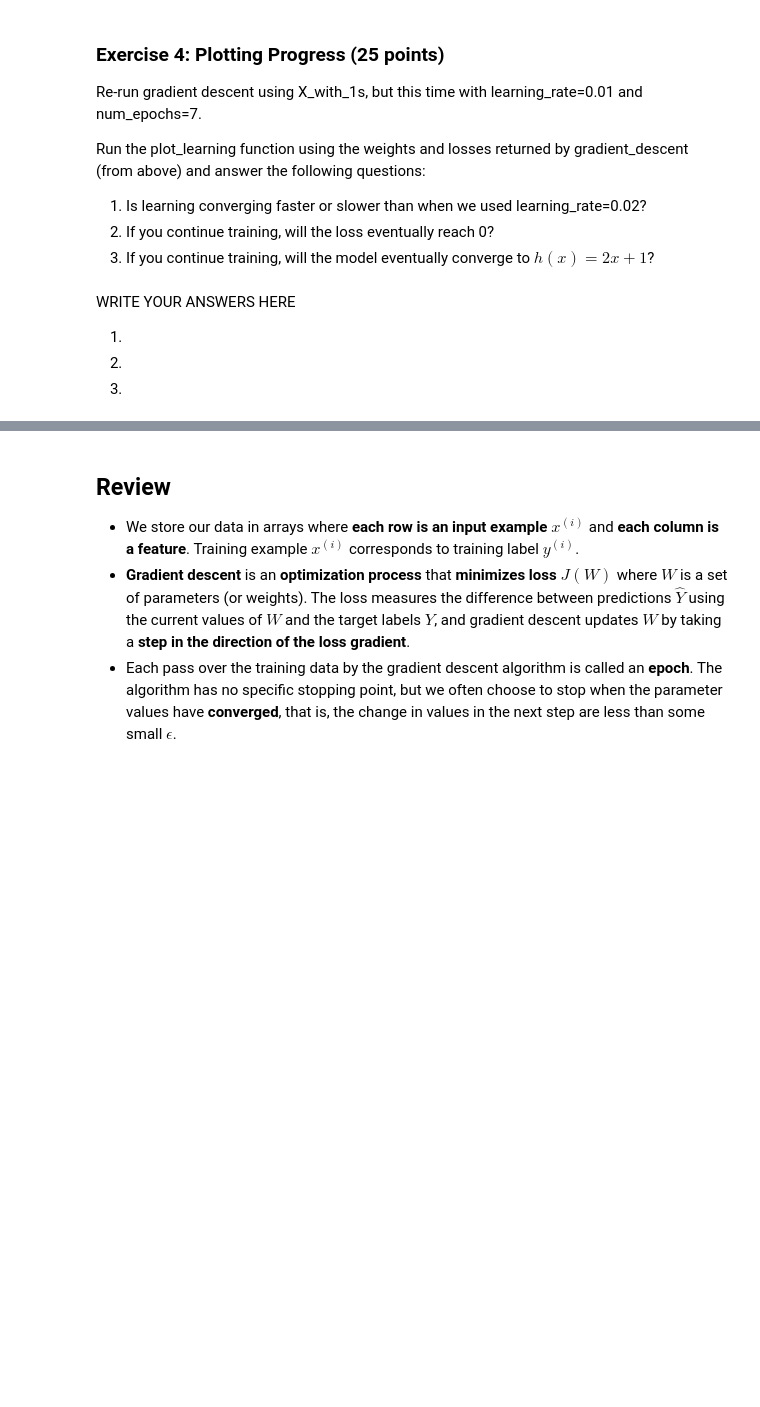
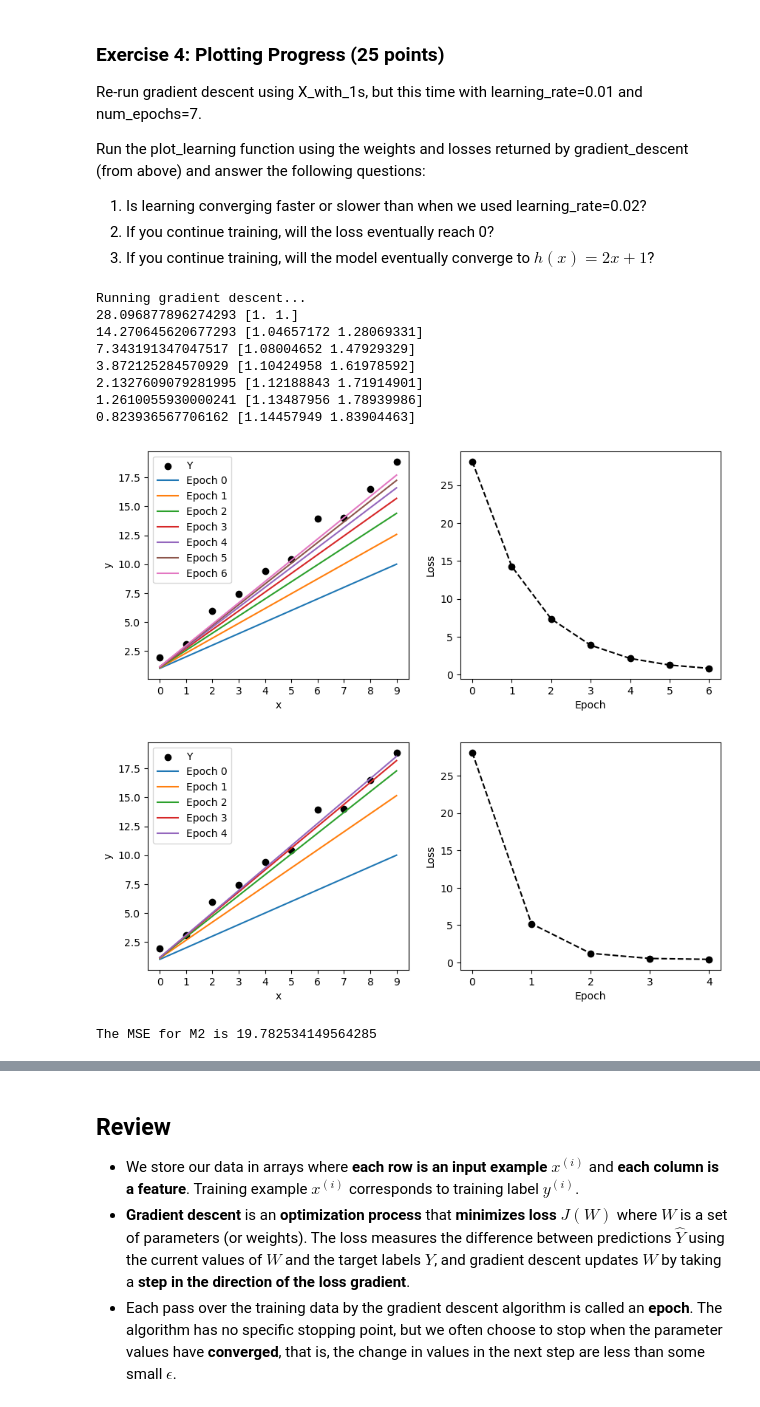
Before and after one commit to maureen-fromuth/DATASCI207_Sec03, a Jupyter notebook: 02 Linear Regression.ipynb, the cells around one changed output, grey strips where cells are left out. Saved outputs shown, nothing was run; the diff lists cells and outputs as text; code cells hidden in the pictures; blank space fills up the shorter version.

```diff
--- a/02 Linear Regression.ipynb
+++ b/02 Linear Regression.ipynb
@@ -16,6 +16,7 @@ Additional points may be deducted if these requirements are not met:
 # Import the libraries we'll use below.
 import numpy as np
 import matplotlib.pyplot as plt
+plt.style.use('default')
 # %% [markdown]
 Let's start with the same artificial data we used in Lab 1. Remember that we considered 2 models:
 1. $M_1(x) = x+5$
@@ -215,23 +250,23 @@ def gradient_descent(inputs, outputs, learning_rate, num_epochs):
 
     # Evaluate the current predictions for the training examples given
     # the current estimate of W (you did this in exercise 1).
-    predictions = NotImplemented
+    predictions = np.dot(inputs, W.T)
 
     # Find the difference between the predictions and the actual target
     # values.
-    diff = NotImplemented
+    diff = predictions - outputs
 
     # In standard linear regression, we want to minimize the sum of squared
     # differences. Compute the mean squared error loss. Don't bother with the
     # 1/2 scaling factor here.
-    loss = NotImplemented
+    loss = sum(diff**2 / m)
 
     # Append the loss to the losses list to keep a track of it.
     losses.append(loss)
 
     # Compute the gradient
     # [Formula (4) in the Gradient Descent Implementation]
-    gradient = NotImplemented
+    gradient = np.dot(diff.T, inputs) / m
 
     # Update weights, scaling the gradient by the learning rate.
     W = W - learning_rate * gradient
@@ -323,6 +370,40 @@ Run the plot_learning function using the weights and losses returned by gradient
-# %% [markdown]
-WRITE YOUR ANSWERS HERE
-
-1.
-2.
-3.
+# %%
+# YOUR CODE HERE
+print('Running gradient descent...')
+weights_new, losses_new = gradient_descent(X_with_1s, Y, learning_rate=.01,
+                                   num_epochs=7)
+for W, loss in zip(weights_new, losses_new):
+  print(loss, W)
+
+# Plot the results
+plot_learning(X_with_1s, Y, weights_new, losses_new)
+plot_learning(X_with_1s, Y, weights, losses)
+# %% [output]
+Running gradient descent...
+28.096877896274293 [1. 1.]
+14.270645620677293 [1.04657172 1.28069331]
+7.343191347047517 [1.08004652 1.47929329]
+3.872125284570929 [1.10424958 1.61978592]
+2.1327609079281995 [1.12188843 1.71914901]
+1.2610055930000241 [1.13487956 1.78939986]
+0.823936567706162 [1.14457949 1.83904463]
+[figure, added]
+[figure, added]
+# %%
+# Calculate the MSE for M2
+
+m_m2, n_n2 = X_with_1s.shape
+
+predictions_m2 = np.dot(X_with_1s, W_M2.T)
+
+# Find the difference between the predictions and the actual target values.
+diff_m2 = predictions_m2 - Y
+
+# In standard linear regression, we want to minimize the sum of squared
+# differences. Compute the mean squared error loss. Don't bother with the
+# 1/2 scaling factor here.
+loss_m2 = sum(diff_m2**2 / m_m2)
+
+print("The MSE for M2 is", loss_m2)
+# %% [output]
+The MSE for M2 is 19.782534149564285
```
Also changed, not shown: parts of 9 cells of this notebook.
